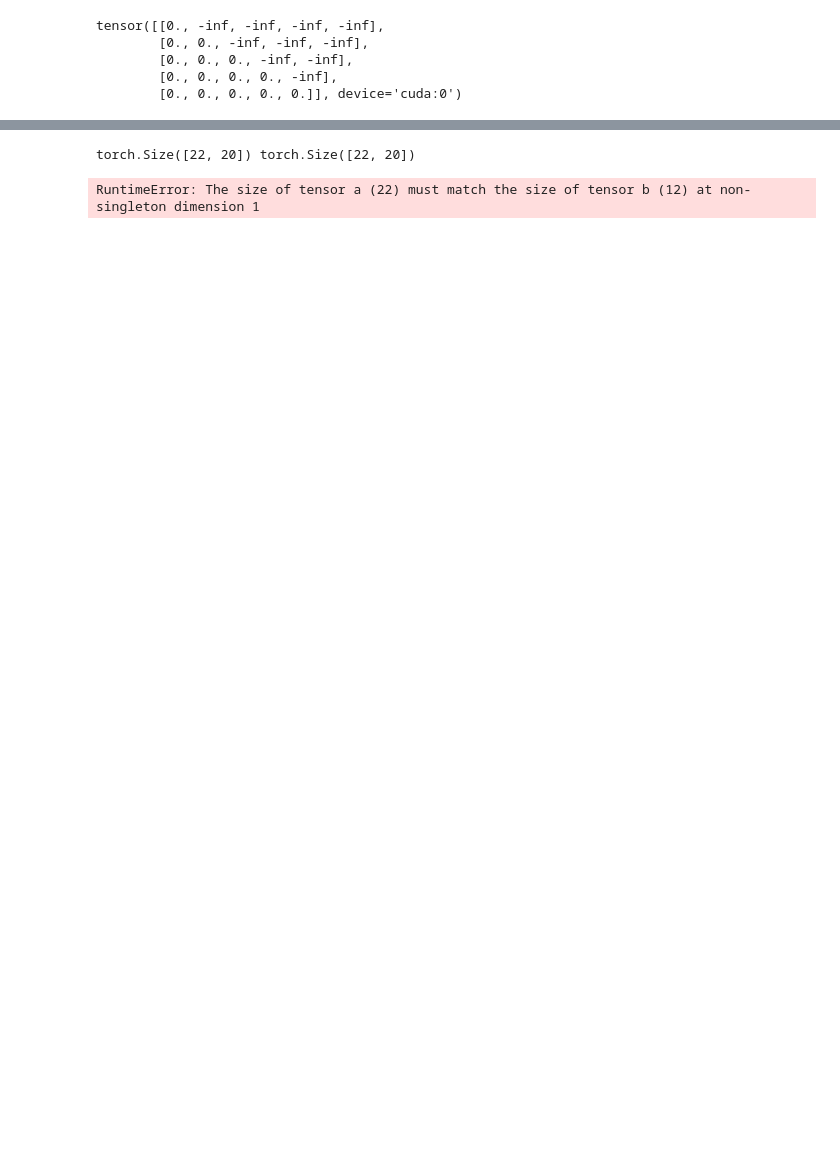
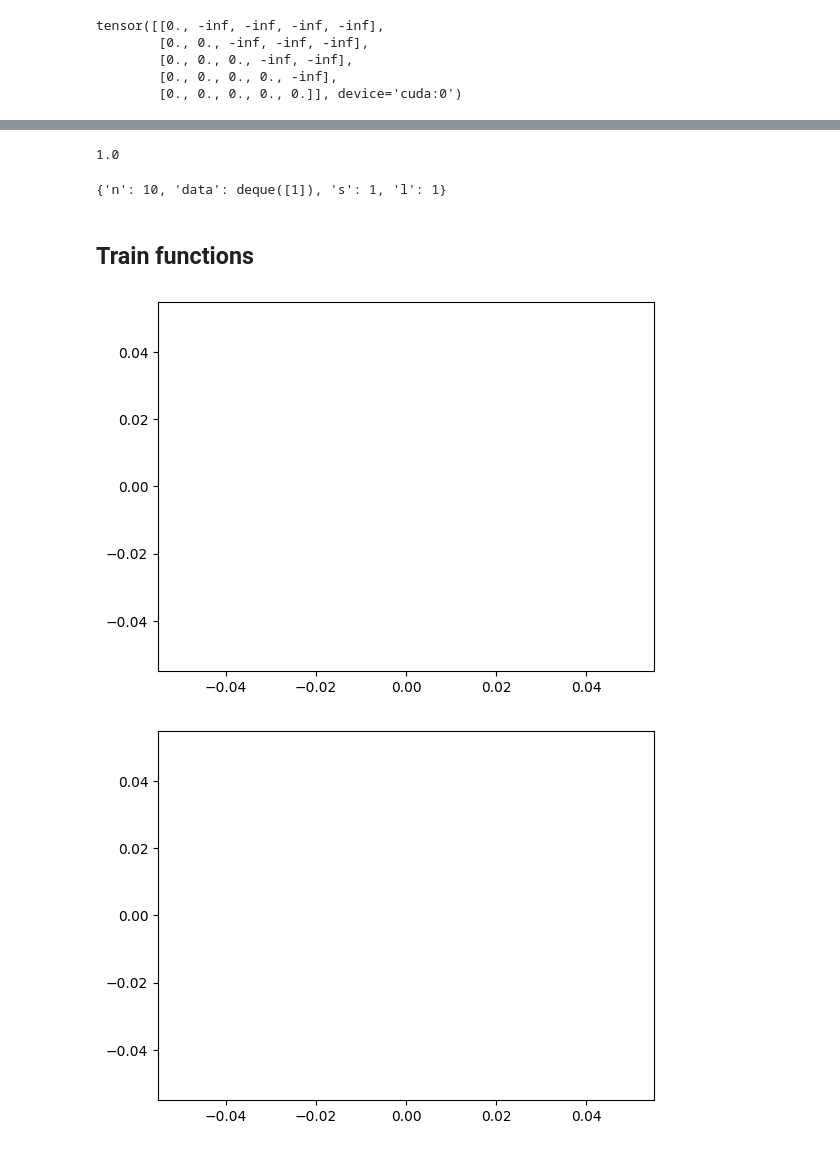
Before and after one commit to shawn-peng/ProtFuncTransformer, a Jupyter notebook: pretrain.ipynb, the cells around one changed output, grey strips where cells are left out. Cells and saved outputs as stored; diff of their text form; code cells hidden in the pictures; blank space fills up the shorter version.

```diff
--- a/pretrain.ipynb
+++ b/pretrain.ipynb
@@ -268,6 +319,8 @@ def decode_tokens(tokens):
     return words
 # %%
 dataset = list(seqdb.values())
+# %%
+BATCH_SIZE = 1000
 # %%
 def evaluate(model):
     model.eval()
@@ -296 +357,4 @@ def evaluate(model):
     return losses / len(list(val_dataloader))
+# %%
+def count_words(x):
+    return (x != PAD_IDX).sum()
@@ -296,0 +363,17 @@ def evaluate(model):
+# %%
+class MA:
+    def __init__(self, n):
+        self.n = n
+        self.data = deque()
+        self.s = 0
+        self.l = 0
+
+    def __call__(self, x):
+        self.data.append(x)
+        self.s += x
+        self.l += 1
+        if self.l > self.n:
+            self.s -= self.data.popleft()
+            self.l -= 1
+
+        return self.s / self.l
@@ -296,0 +382,8 @@ def evaluate(model):
+# %%
+ma(1)
+# %% [output]
+1.0
+# %%
+ma.__dict__
+# %% [output]
+{'n': 10, 'data': deque([1]), 's': 1, 'l': 1}
@@ -297,59 +421,51 @@ def evaluate(model):
+# %% [markdown]
+## Train functions
 # %%
+anm = CurveAnimation()
+
 def train_epoch(model, optimizer):
     model.train()
     losses = 0
     # train_iter = Multi30k(split='train', language_pair=(SRC_LANGUAGE, TGT_LANGUAGE))
     train_iter = dataset
-    train_dataloader = DataLoader(train_iter, batch_size=20, collate_fn=collate_fn)
+    train_dataloader = DataLoader(train_iter, batch_size=BATCH_SIZE, collate_fn=collate_fn)
 
     for src, tgt in train_dataloader:
-        print(src.shape, tgt.shape)
+        # print(src.shape, tgt.shape)
         src = src.T.to(DEVICE)
         tgt = tgt.T.to(DEVICE)
 
         # tgt_input = tgt[:, :-1]
 
-        src_mask, tgt_mask, src_padding_mask, tgt_padding_mask = create_one_out_mask(src, tgt)
+        # src_mask, tgt_mask, src_padding_mask, tgt_padding_mask = create_one_out_mask(src, tgt)
 
         # logits = model(src, tgt_input, src_mask, tgt_mask,src_padding_mask, tgt_padding_mask, src_padding_mask)
         logits = model(src, tgt)
         # logits = model(src, tgt[:, :])
         tokens = generate_tokens(logits)
 
         optimizer.zero_grad()
 
-        tgt_out = tgt[:, 1:]
-        print(decode_tokens(tgt_out))
-        print(decode_tokens(tokens))
+        # tgt_out = tgt[:, 1:]
+        tgt_out = tgt[:, :]
+        # print(decode_tokens(tgt_out))
+        # print(decode_tokens(tokens))
+
+        hit_rate = ((tgt_out == tokens).sum() / count_words(tgt_out)).cpu().numpy()[()]
+        # print()
+        anm.add_data(hit_rate)
+
         loss = loss_fn(logits.transpose(-1, -2), tgt_out)
         # loss = loss_fn(logits.reshape(-1, logits.shape[-1]), tgt.reshape(-1))
         loss.backward()
 
         optimizer.step()
         losses += loss.item()
 
-    return losses / len(list(train_dataloader))
+    # return losses / len(list(train_dataloader))
+    return anm.curve_ma[-1]
+# %% [output]
+[figure, added]
+[figure, added]
 # %%
 os.environ['CUDA_LAUNCH_BLOCKING'] = '1'
-# %%
-continue_previous = True
-# continue_previous = False
-if continue_previous and os.path.exists('transformer.pickle'):
-    transformer = pickle.load(open('transformer.pickle', 'rb'))
-
-
-from timeit import default_timer as timer
-
-NUM_EPOCHS = 180
-
-for epoch in range(1, NUM_EPOCHS + 1):
-    start_time = timer()
-    train_loss = train_epoch(transformer, optimizer)
-    end_time = timer()
-    val_loss = evaluate(transformer)
-    print(( f"Epoch: {epoch}, Train loss: {train_loss:.3f}, Val loss: {val_loss:.3f}, "f"Epoch time = {(end_time - start_time):.3f}s"))
-
-pickle.dump(transformer, open('transformer.pickle', 'wb'))
-# %% [output]
-torch.Size([22, 20]) torch.Size([22, 20])
-RuntimeError: The size of tensor a (22) must match the size of tensor b (12) at non-singleton dimension 1
```
Also changed, not shown: parts of 38 cells of this notebook, 1 other file.
